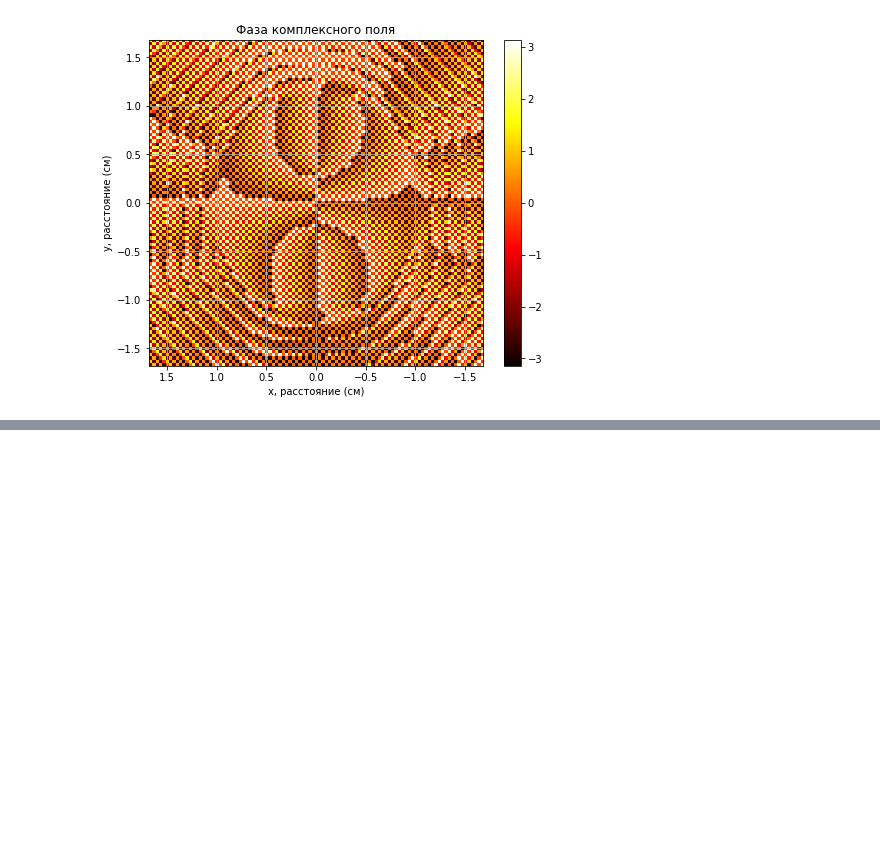
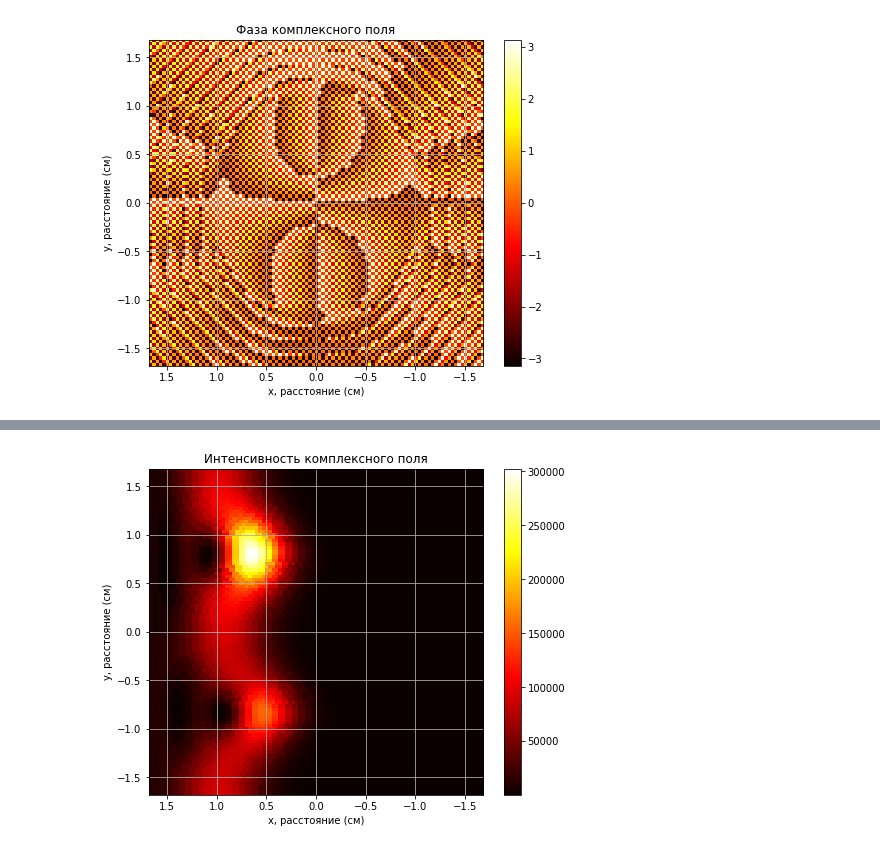
Before and after one commit to LinarKulinar/VortexBeamResearch, a Jupyter notebook: forming_vortex_beam_master_research_2022_with_fft.ipynb, the cells around one changed output, grey strips where cells are left out. Drawn from its saved outputs; the diff is of its cells as text; code cells hidden in the pictures; blank space fills up the shorter version.

```diff
--- a/forming_vortex_beam_master_research_2022_with_fft.ipynb
+++ b/forming_vortex_beam_master_research_2022_with_fft.ipynb
@@ -306,0 +325,5 @@ plot_field(field_after_fft2, x_linspace_after_fft2, y_linspace_after_fft2, print
+# %%
+polar_image = field_cartesian_to_polar(abs(field_after_fft2))
+plot_field(polar_image, x_linspace_after_fft2, y_linspace_after_fft2, print_mode=["intensity"])
+# %% [output]
+[figure, added]
```
Also changed, not shown: parts of 7 cells of this notebook.
